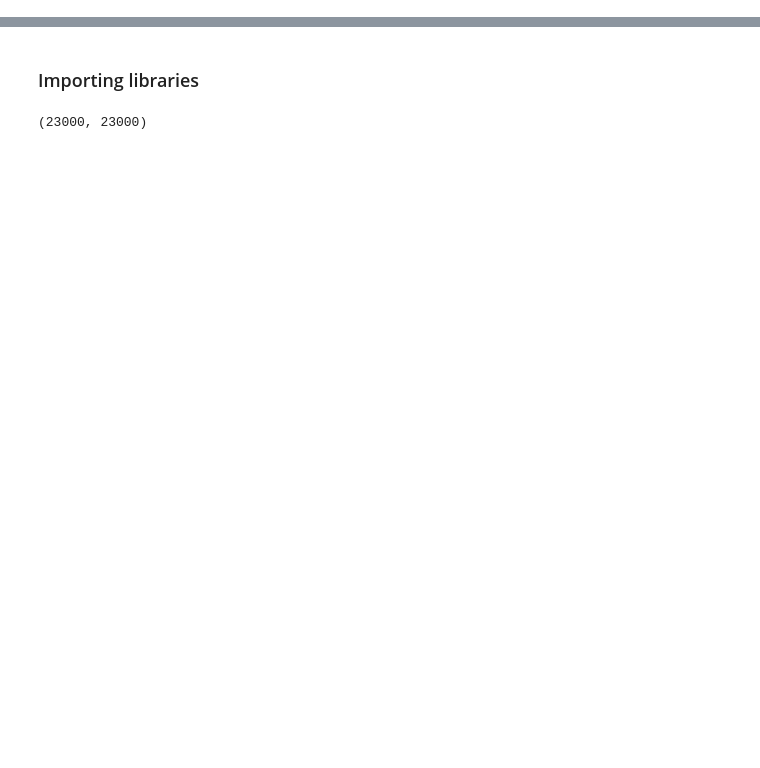
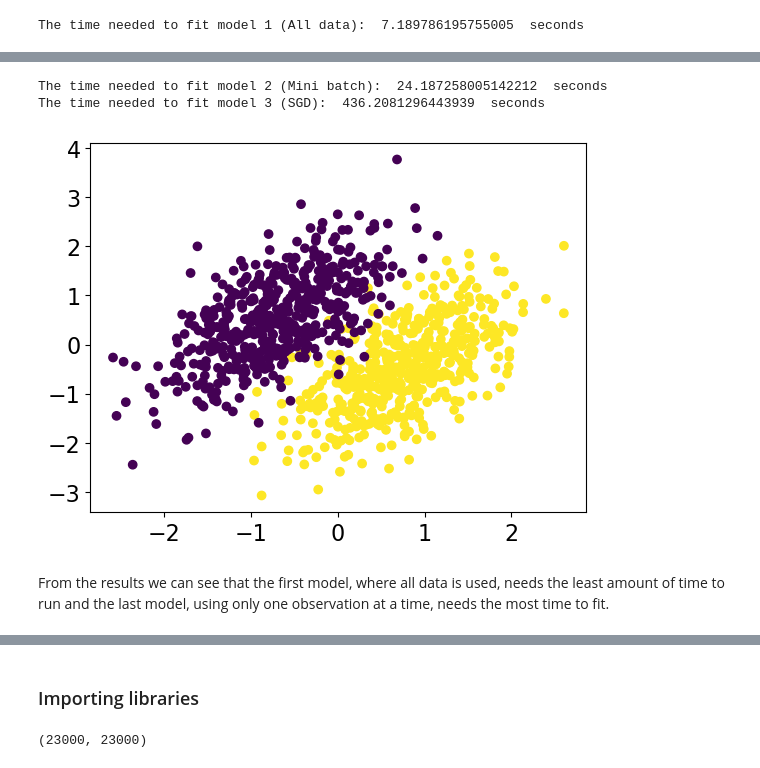
Before and after one commit to janjarco/HurricaneDamageClassificationCNN, a Jupyter notebook: Hurricane damage classification.ipynb, the cells around one changed output, grey strips where cells are left out. Saved outputs shown, nothing was run; the diff lists cells and outputs as text; code cells hidden in the pictures; blank space fills up the shorter version.

```diff
--- a/Hurricane damage classification.ipynb
+++ b/Hurricane damage classification.ipynb
@@ -0,0 +59,65 @@
+# %%
+# Generate train data
+x_train, y_train = syn1(1000)
+# Plot data
+plt.scatter(x_train[:,0],x_train[:,1], c=y_train);
+# Generate test data
+x_test, y_test = syn1(100)
+
+def make_model(opt_method, lr_rate):
+    ## define the model
+    classifier = tf.keras.Sequential(name='syn_data')
+    classifier.add(tf.keras.Input(shape=(2,)))
+    classifier.add(tf.keras.layers.Dense(5, activation='relu'))
+    classifier.add(tf.keras.layers.Dense(1, activation='sigmoid'))
+
+
+    ## Compile the model
+    method = getattr(tf.keras.optimizers, opt_method)
+
+    classifier.compile(optimizer = method(learning_rate = lr_rate),
+                  loss = 'binary_crossentropy',
+                  metrics=['accuracy'])
+
+    return classifier
+
+# def make_modeltaask3 ():
+
+#     inp = tf.keras.Input(2)
+#     l2 = tf.keras.layers.Dense(4, activation='relu')(inp)
+#     l3 = tf.keras.layers.Dense(4, activation='relu')(l2)
+#     output = tf.keras.layers.Dense(1, activation='sigmoid')(l3)
+
+#     model = tf.keras.models.Model(inp, output)
+#     return model
+# Fit models with different batch sizes
+model1 = make_model('SGD', 0.1)
+begin_time = time.time()
+report = model1.fit(x_train, y_train,
+                         epochs=100,
+                         validation_data=(x_test, y_test),
+                         batch_size= x_train.shape[0], # all data = Batch GD
+                         verbose=0)
+end_time = time.time()
+print("The time needed to fit model 1 (All data): ", end_time - begin_time, " seconds")
+
+model2 = make_model('SGD', 0.1)
+begin_time = time.time()
+report_mb = model2.fit(x_train, y_train,
+                         epochs=100,
+                         validation_data=(x_test, y_test),
+                         batch_size= 32, # smaller chunks = Mini-BGD
+                         verbose=0)
+end_time = time.time()
+print("The time needed to fit model 2 (Mini batch): ", end_time - begin_time, " seconds")
+
+model3 = make_model('SGD', 0.1)
+begin_time = time.time()
+report_b = model2.fit(x_train, y_train,
+                         epochs=100,
+                         validation_data=(x_test, y_test),
+                         batch_size= 1, # SGD
+                         verbose=0)
+end_time = time.time()
+print("The time needed to fit model 3 (SGD): ", end_time - begin_time, " seconds")
+# %% [output]
@@ -0,0 +126 @@
+The time needed to fit model 1 (All data):  7.189786195755005  seconds
@@ -0,0 +129,5 @@
+The time needed to fit model 2 (Mini batch):  24.187258005142212  seconds
+The time needed to fit model 3 (SGD):  436.2081296443939  seconds
+[figure, added]
+# %% [markdown]
+From the results we can see that the first model, where all data is used, needs the least amount of time to run and the last model, using only one observation at a time, needs the most time to fit.
```
Also changed, not shown: parts of 111 cells of this notebook.
